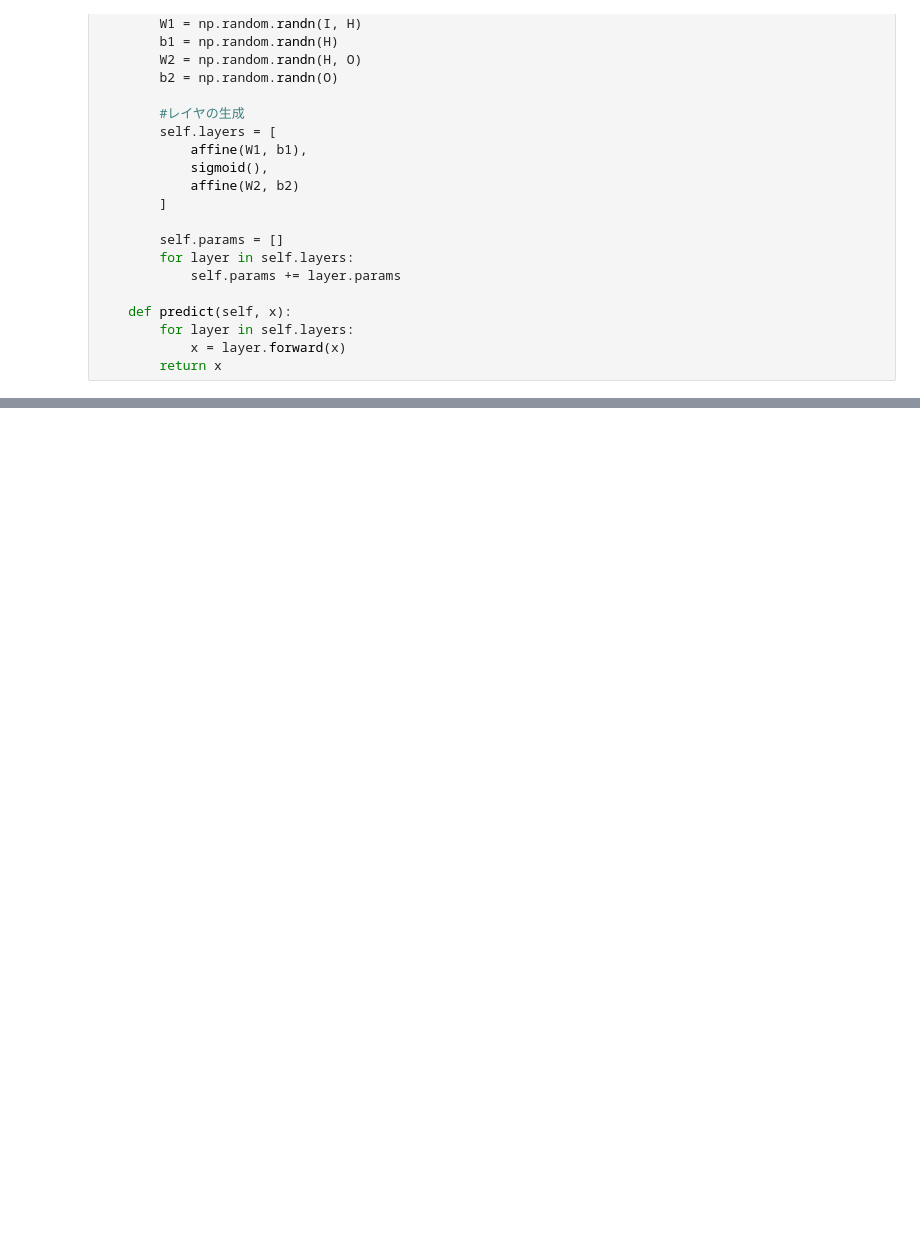
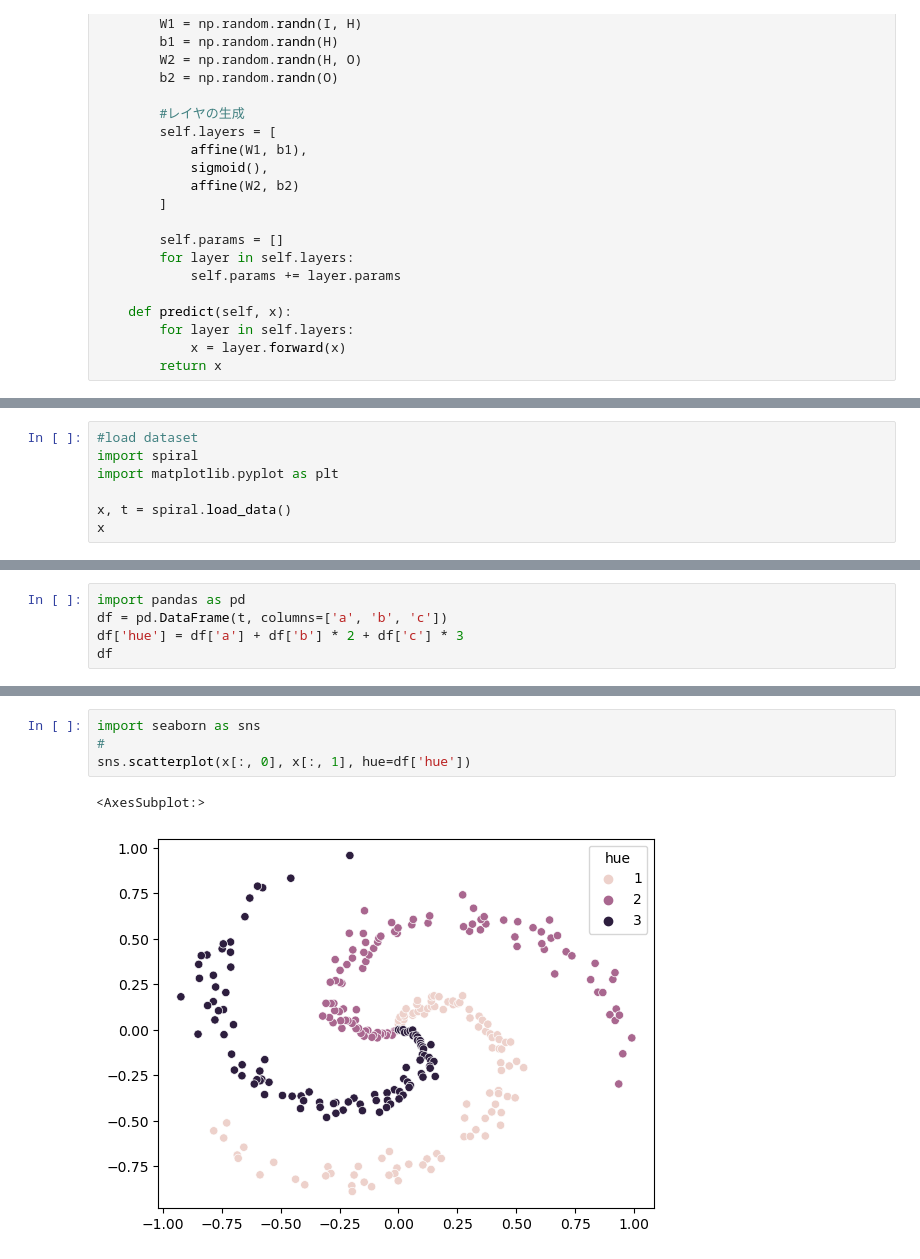
Before and after one commit to k-ohnuma/zero-tsuku-2, a Jupyter notebook: section1.ipynb, the cells around one changed output, grey strips where cells are left out. Saved outputs shown, nothing was run; the diff lists cells and outputs as text; blank space fills up the shorter version.

```diff
--- a/section1.ipynb
+++ b/section1.ipynb
@@ -149,0 +276,7 @@ array([[-0.88672255,  0.38092832, -1.6032961 ],
+# %%
+#load dataset
+import spiral
+import matplotlib.pyplot as plt
+
+x, t = spiral.load_data()
+x
@@ -149,0 +321,5 @@ array([[-0.88672255,  0.38092832, -1.6032961 ],
+# %%
+import pandas as pd
+df = pd.DataFrame(t, columns=['a', 'b', 'c'])
+df['hue'] = df['a'] + df['b'] * 2 + df['c'] * 3
+df
@@ -149,0 +340,7 @@ array([[-0.88672255,  0.38092832, -1.6032961 ],
+# %%
+import seaborn as sns
+#
+sns.scatterplot(x[:, 0], x[:, 1], hue=df['hue'])
+# %% [output]
+<AxesSubplot:>
+[figure, added]
```
Also changed, not shown: parts of 13 cells of this notebook, 1 other file.
